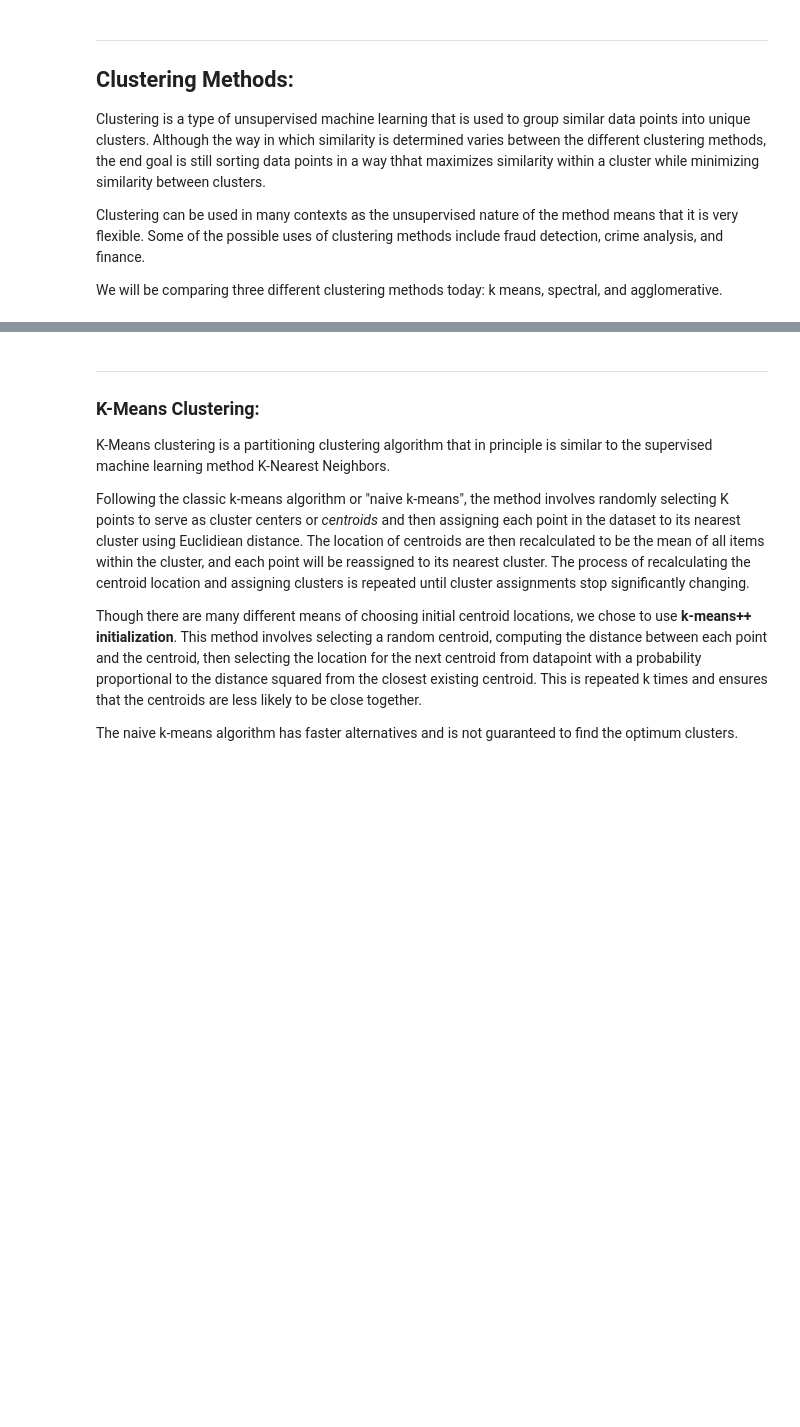
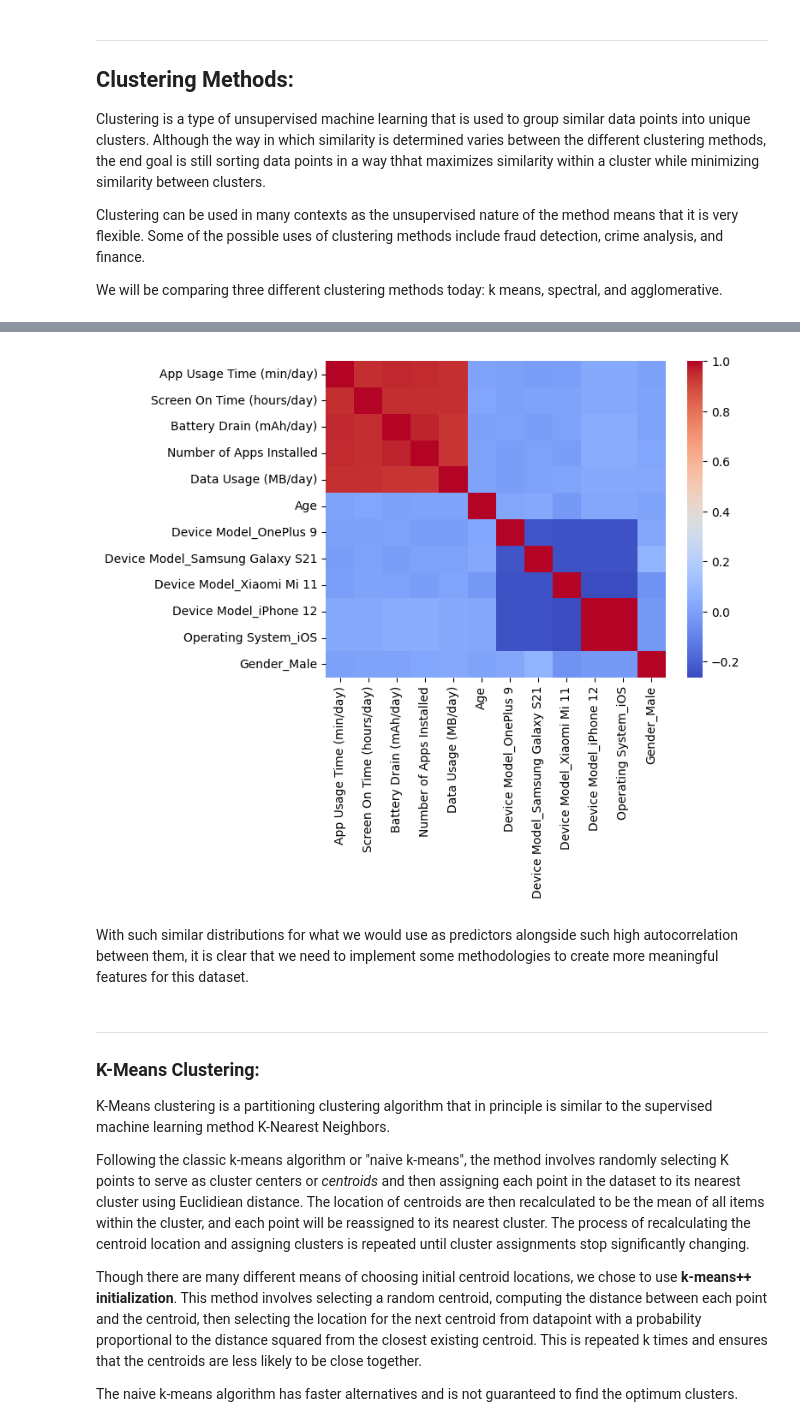
Before and after one commit to Capstone-24-25/Vignette-Clustering-Methods, a Jupyter notebook: results/primary-vignette.ipynb, the cells around one changed output, grey strips where cells are left out. Saved outputs shown, nothing was run; the diff lists cells and outputs as text; code cells hidden in the pictures; blank space fills up the shorter version.

```diff
--- a/results/primary-vignette.ipynb
+++ b/results/primary-vignette.ipynb
@@ -23,3 +41,9 @@ We will be comparing three different clustering methods today: k means, spectral
+# %%
+corr_plot()
+# %% [output]
+[figure, added]
+# %% [markdown]
+With such similar distributions for what we would use as predictors alongside such high autocorrelation between them, it is clear that we need to implement some methodologies to create more meaningful features for this dataset.
 # %% [markdown]
 ___
 ### K-Means Clustering:
```
Also changed, not shown: parts of 3 cells of this notebook, 1 other file.
